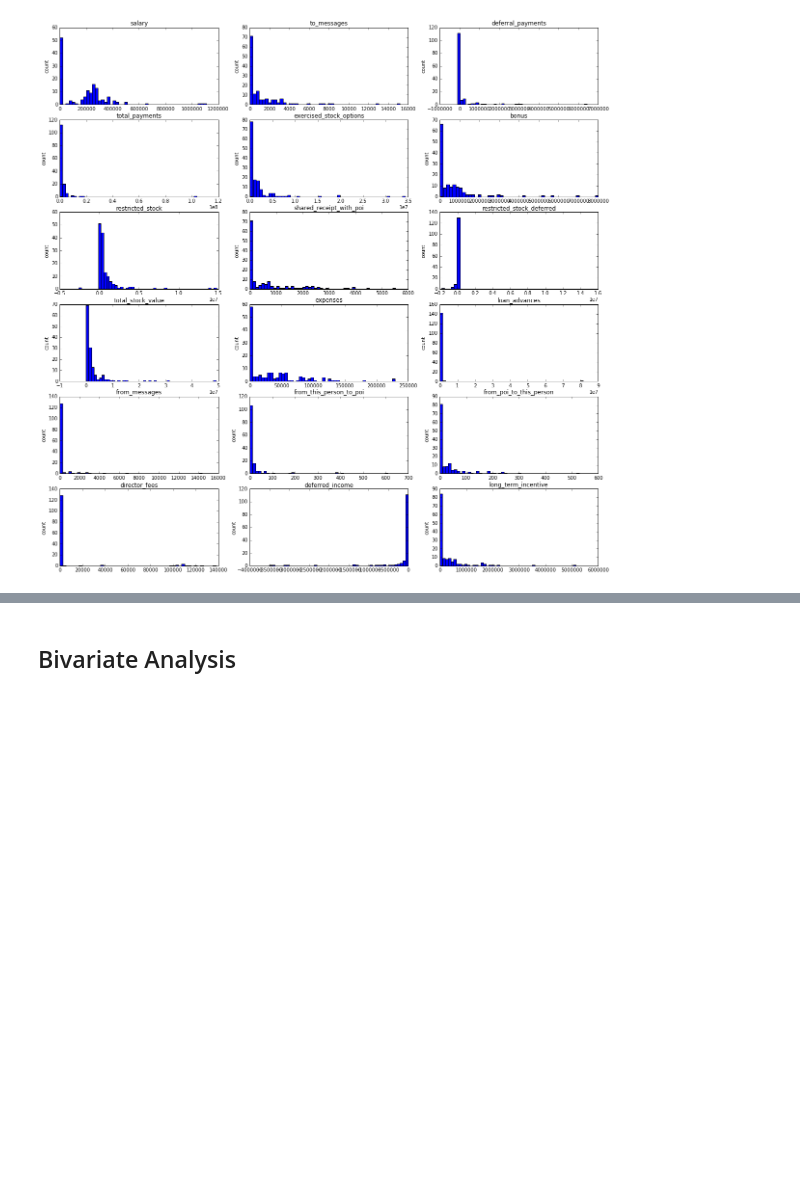
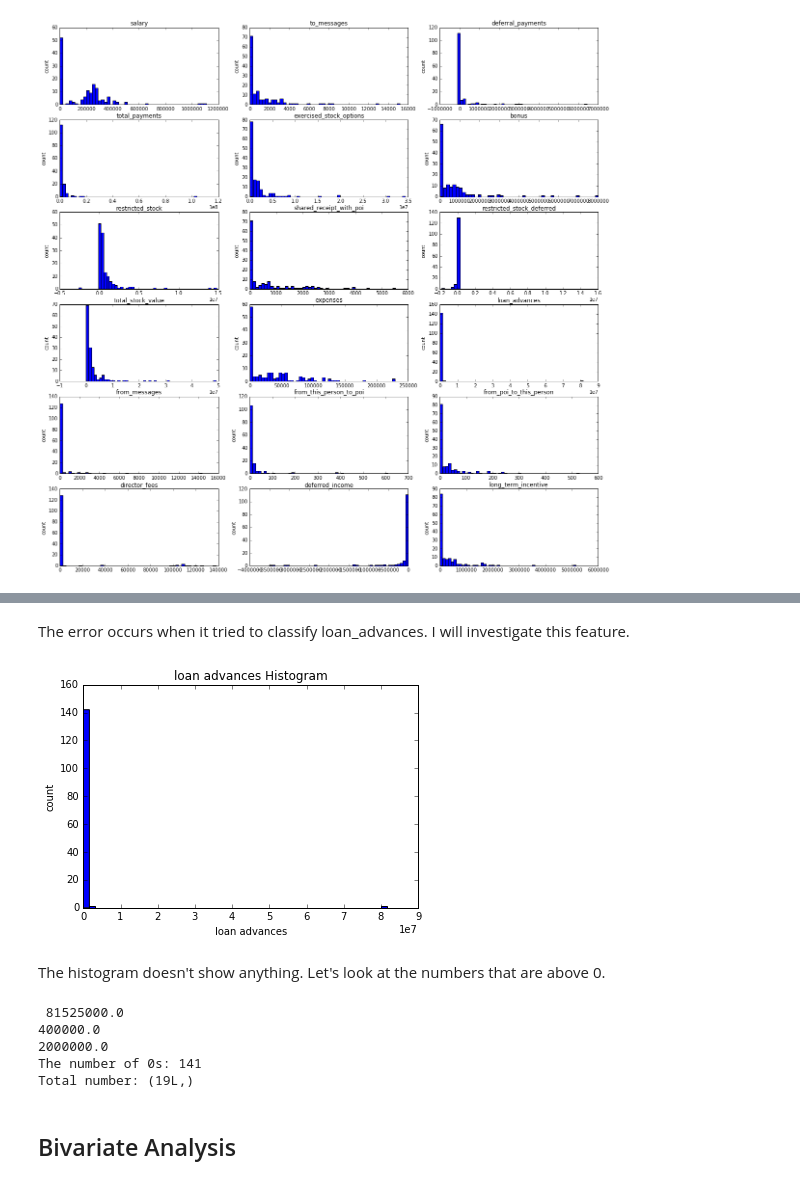
Before and after one commit to wonjunee/machine-learning, a Jupyter notebook: ud120-projects/final_project/final_project.ipynb, the cells around one changed output, grey strips where cells are left out. Cells and saved outputs as stored; diff of their text form; code cells hidden in the pictures; blank space fills up the shorter version.

```diff
--- a/ud120-projects/final_project/final_project.ipynb
+++ b/ud120-projects/final_project/final_project.ipynb
@@ -253,3 +383,33 @@ The histograms are much better than before. Although there are still outliers in
+# %% [markdown]
+The error occurs when it tried to classify loan_advances. I will investigate this feature.
+# %%
+%matplotlib inline
+### Histogram of loan_advances
+plt.hist(data[:,features_list.index("loan_advances")], bins = 50)
+plt.xlabel("loan advances")
+plt.ylabel("count")
+plt.title("loan advances Histogram")
+plt.show()
+# %% [output]
+[figure, added]
+# %% [markdown]
+The histogram doesn't show anything. Let's look at the numbers that are above 0.
+# %%
+### print out numbers above zero in loan advances
+count = 0
+for i in data[:,features_list.index("loan_advances")]:
+    if i > 0:
+        print i
+    else:
+        count+=1
+print "The number of 0s:", count
+print "Total number:", data[features_list.index("loan_advances")].shape
+# %% [output]
+ 81525000.0
+400000.0
+2000000.0
+The number of 0s: 141
+Total number: (19L,)
 # %% [markdown]
 ## Bivariate Analysis
 # %% [markdown]
```
Also changed, not shown: parts of 22 cells of this notebook.
